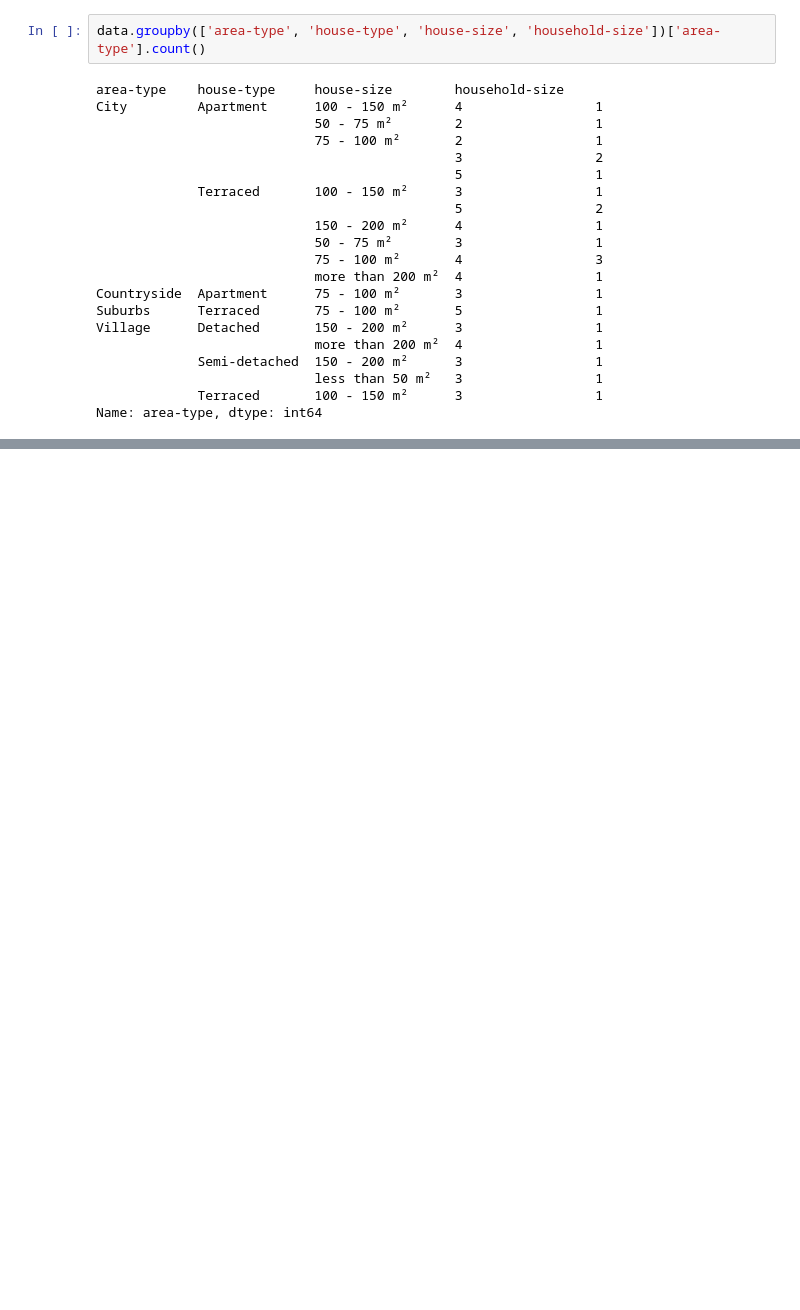
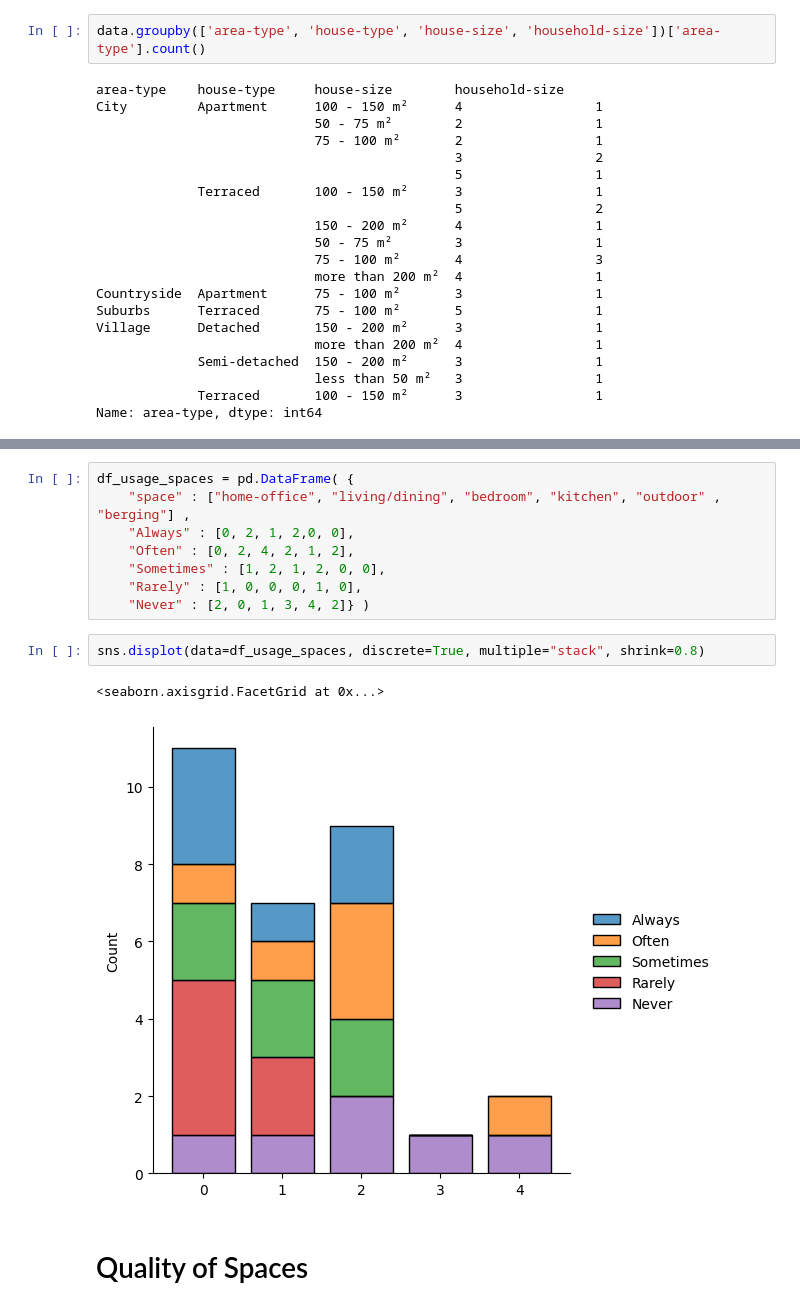
Before and after one commit to shrutirao94/spatial-inequality-nl-analysis, a Jupyter notebook: analysis.ipynb, the cells around one changed output, grey strips where cells are left out. Drawn from its saved outputs; the diff is of its cells as text; blank space fills up the shorter version.

```diff
--- a/analysis.ipynb
+++ b/analysis.ipynb
@@ -124,0 +178,15 @@ Text(0.5, 28.999999999999986, 'Type of Area')
+# %%
+df_usage_spaces = pd.DataFrame( {
+    "space" : ["home-office", "living/dining", "bedroom", "kitchen", "outdoor" , "berging"] ,
+    "Always" : [0, 2, 1, 2,0, 0],
+    "Often" : [0, 2, 4, 2, 1, 2],
+    "Sometimes" : [1, 2, 1, 2, 0, 0],
+    "Rarely" : [1, 0, 0, 0, 1, 0],
+    "Never" : [2, 0, 1, 3, 4, 2]} )
+# %%
+sns.displot(data=df_usage_spaces, discrete=True, multiple="stack", shrink=0.8)
+# %% [output]
+<seaborn.axisgrid.FacetGrid at 0x...>
+[figure, added]
+# %% [markdown]
+# Quality of Spaces
```
Also changed, not shown: parts of 22 cells of this notebook, 17 other files.
